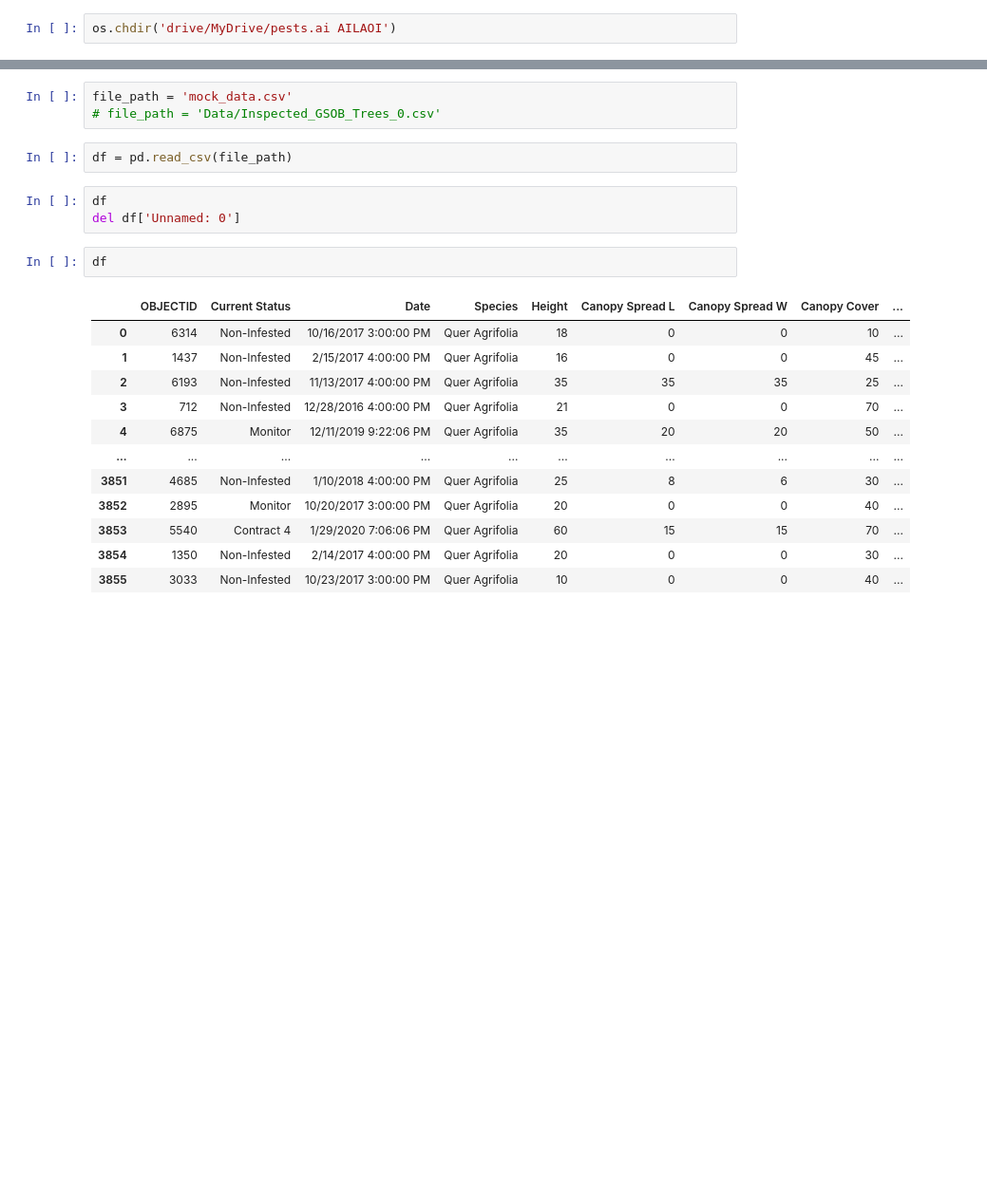
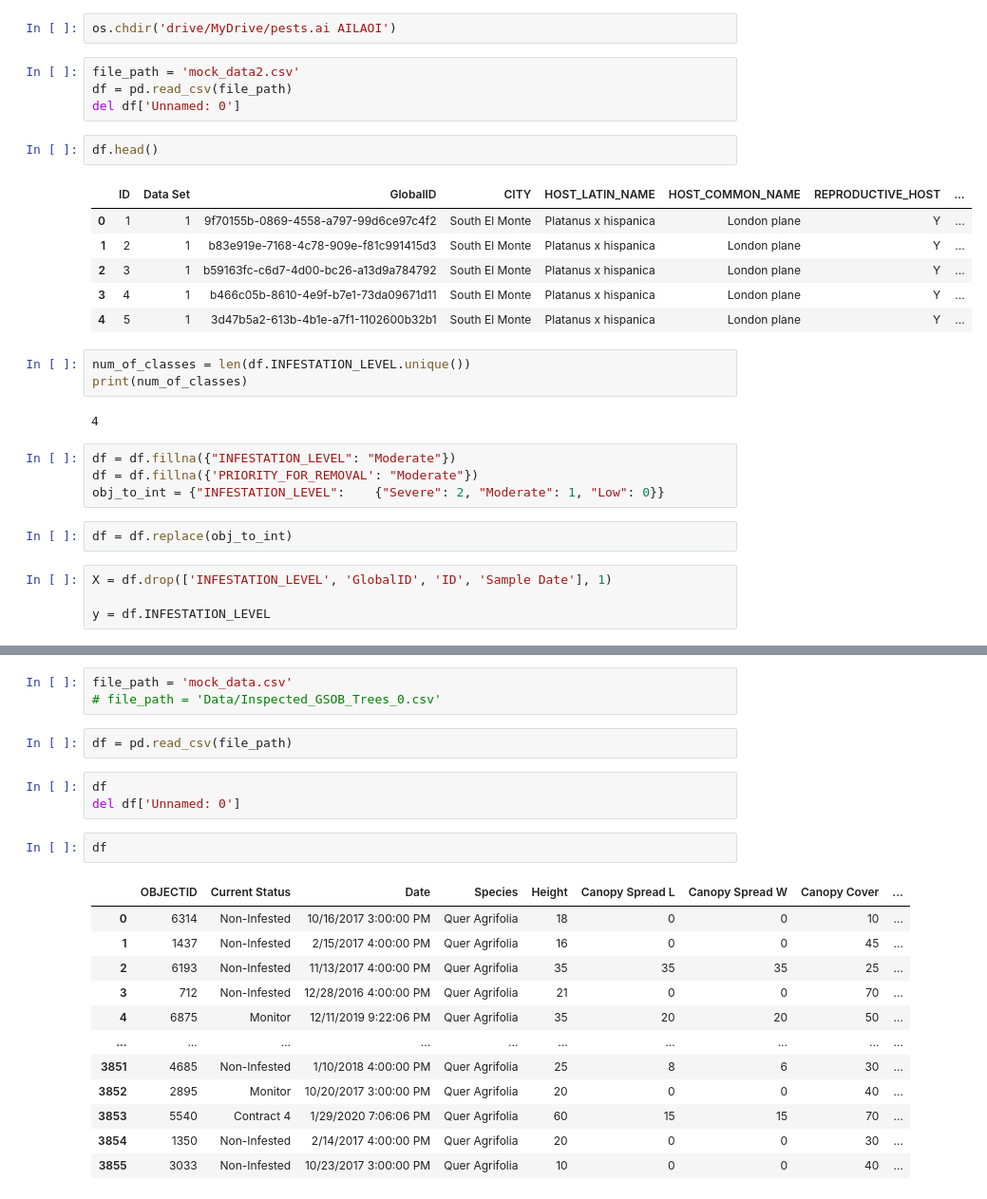
Before and after one commit to willxxy/AILAOI, a Jupyter notebook: Final/PestAI_predict.ipynb, the cells around one changed output, grey strips where cells are left out. Shown at 95% size. Drawn from its saved outputs; the diff is of its cells as text; blank space fills up the shorter version.

```diff
--- a/Final/PestAI_predict.ipynb
+++ b/Final/PestAI_predict.ipynb
@@ -15,2 +15,30 @@ Drive already mounted at /content/drive; to attempt to forcibly remount, call dr
 # %%
 os.chdir('drive/MyDrive/pests.ai AILAOI')
+# %%
+file_path = 'mock_data2.csv'
+df = pd.read_csv(file_path)
+del df['Unnamed: 0']
+# %%
+df.head()
+# %% [output]
+|  | ID | Data Set | GlobalID | CITY | HOST_LATIN_NAME | HOST_COMMON_NAME | REPRODUCTIVE_HOST | ... |
+| 0 | 1 | 1 | 9f70155b-0869-4558-a797-99d6ce97c4f2 | South El Monte | Platanus x hispanica | London plane | Y | ... |
+| 1 | 2 | 1 | b83e919e-7168-4c78-909e-f81c991415d3 | South El Monte | Platanus x hispanica | London plane | Y | ... |
+| 2 | 3 | 1 | b59163fc-c6d7-4d00-bc26-a13d9a784792 | South El Monte | Platanus x hispanica | London plane | Y | ... |
+| 3 | 4 | 1 | b466c05b-8610-4e9f-b7e1-73da09671d11 | South El Monte | Platanus x hispanica | London plane | Y | ... |
+| 4 | 5 | 1 | 3d47b5a2-613b-4b1e-a7f1-1102600b32b1 | South El Monte | Platanus x hispanica | London plane | Y | ... |
+# %%
+num_of_classes = len(df.INFESTATION_LEVEL.unique())
+print(num_of_classes)
+# %% [output]
+4
+# %%
+df = df.fillna({"INFESTATION_LEVEL": "Moderate"})
+df = df.fillna({'PRIORITY_FOR_REMOVAL': "Moderate"})
+obj_to_int = {"INFESTATION_LEVEL":    {"Severe": 2, "Moderate": 1, "Low": 0}}
+# %%
+df = df.replace(obj_to_int)
+# %%
+X = df.drop(['INFESTATION_LEVEL', 'GlobalID', 'ID', 'Sample Date'], 1)
+
+y = df.INFESTATION_LEVEL
```
Also changed, not shown: parts of 18 cells of this notebook, 2 other files.
